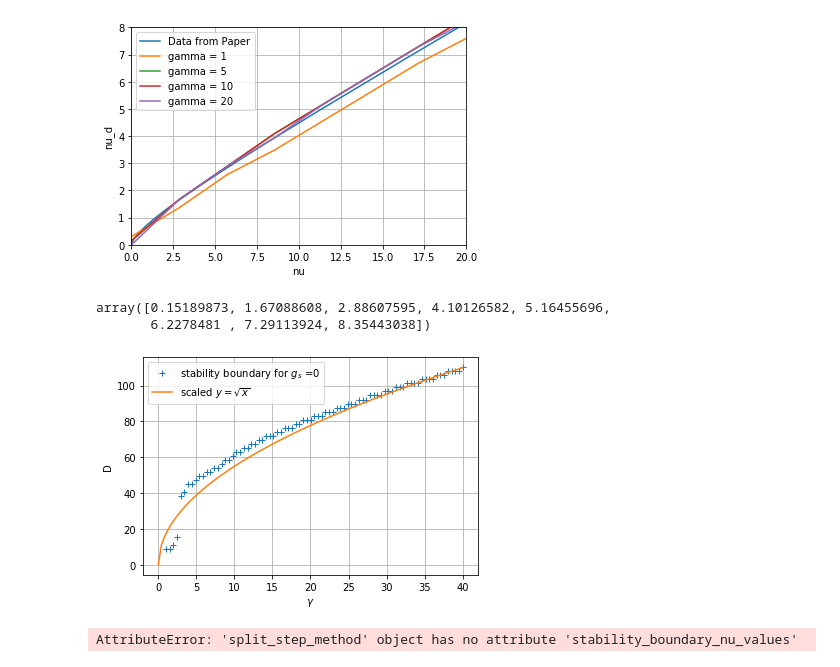
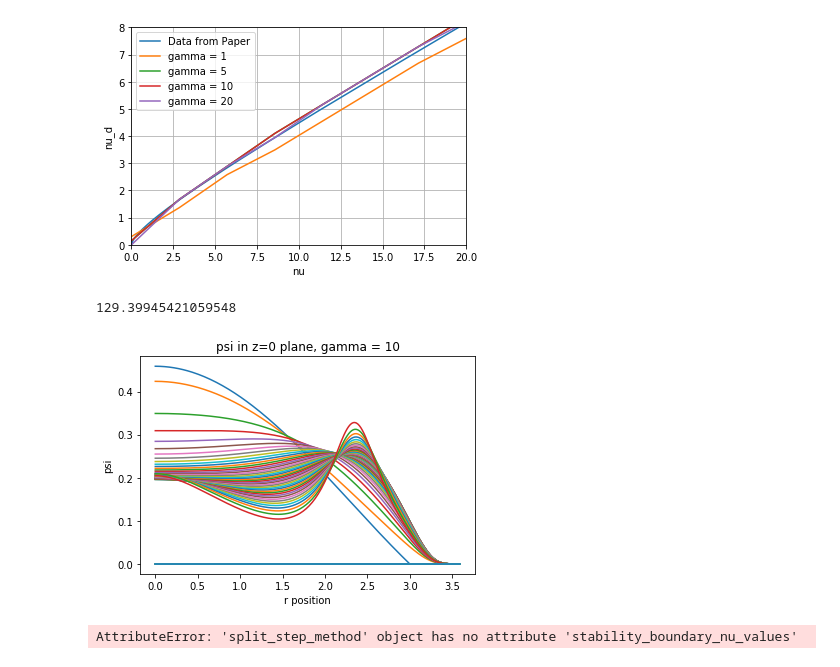
Before and after one commit to DavidStrachan1/BEC-of-dipolar-atoms-simulations, a Jupyter notebook: BEC project-checkpoint.ipynb, the cells around one changed output. Cells and saved outputs as stored; diff of their text form; code cells hidden in the pictures.

```diff
--- a/BEC project-checkpoint.ipynb
+++ b/BEC project-checkpoint.ipynb
@@ -1040,30 +1117,22 @@ plt.ylim(0,8)
 plt.show()
 # %% [output]
 [figure]
-# %%
-nu_d_values[1,:]
-# %% [output]
-array([0.15189873, 1.67088608, 2.88607595, 4.10126582, 5.16455696,
-       6.2278481 , 7.29113924, 8.35443038])
-# %%
-
-gamma_values = np.asarray(method.stability_boundary_gamma_values)
-D_values = np.asarray(method.stability_boundary_D_values)
-#####need to get data from paper that equates to the purely dipolar case
-a = 110/np.sqrt(40)
-x = np.linspace(0,40,100)
-y = a*np.sqrt(x)
-plt.plot(gamma_values,D_values,'+',label= 'stability boundary for $g_{s}$ ='+str(0))
-plt.plot(x,y,label = 'scaled $y=\sqrt{x}$')
-plt.xlabel('$\gamma$')
-plt.ylabel('D')
-plt.grid()
-plt.legend()
-#plt.xlim(0,self.nu_range)
-#plt.ylim(0,self.nu_d_range)
-plt.show()
-# %% [output]
-[figure, removed]
+# %%
+np.sqrt(30)*7*27/8
+# %% [output]
+129.39945421059548
+# %%
+plt.plot(method.r[:,0],method.gnd_state[:,method.Nz-1])
+plt.plot(method.r[:,0],np.abs(method.psis_at_z_0))
+#plt.plot(self.r[:,0],TF_contact[:,self.Nz-1], label="Thomas Fermi for contact, z=0")
+#plt.plot(self.r[:,0],TF_quasi[:,self.Nz-1], label="Thomas Fermi for purely dipolar, z=0")
+plt.title('psi in z=0 plane, gamma = '+str(method.gamma))
+#plt.legend(np.append('non interacting ground state, z=0',['z=0, D = '+str(s) for s in self.Ds]))
+plt.xlabel('r position')
+plt.ylabel('psi')
+plt.show()
+# %% [output]
+[figure, added]
 # %%
 nu_values = method.stability_boundary_nu_values
 nu_d_values = method.stability_boundary_nu_dipole_values
```
Also changed, not shown: parts of 4 cells of this notebook.
